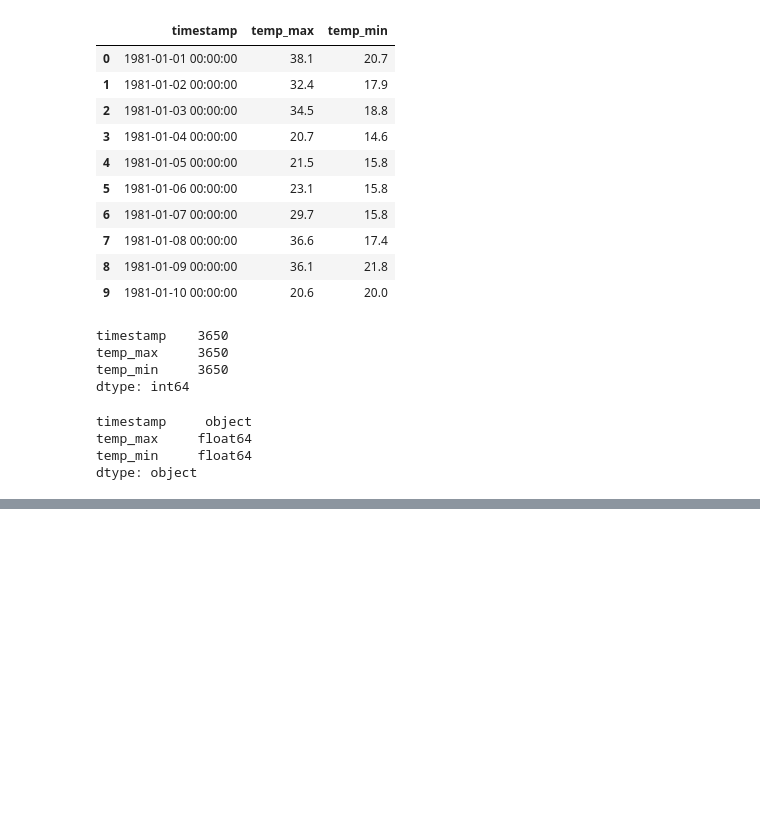
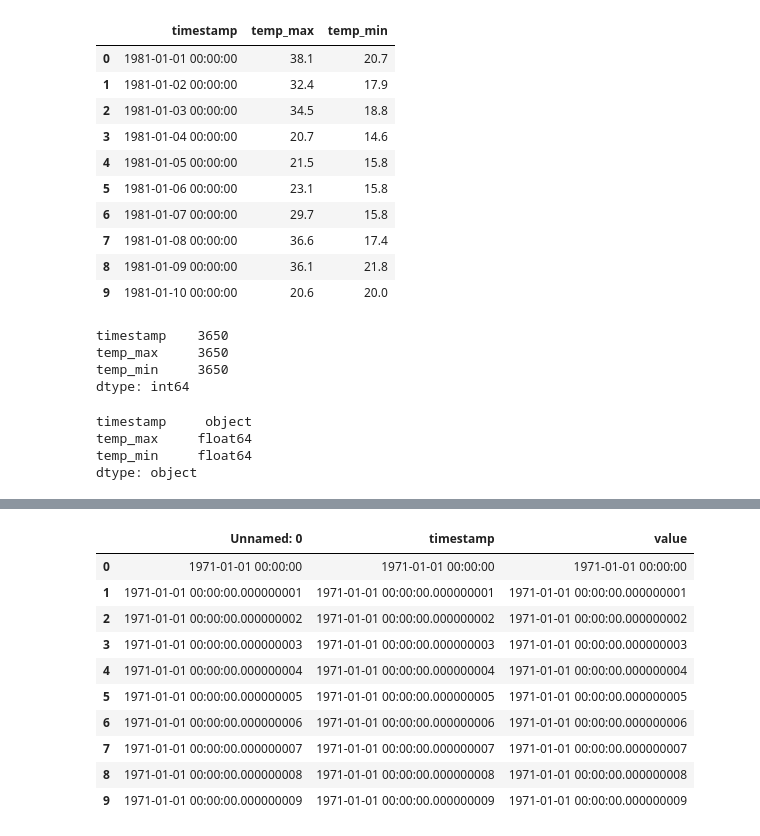
Before and after one commit to amelvatic/sciot, a Jupyter notebook: temp.ipynb, the cells around one changed output, grey strips where cells are left out. Cells and saved outputs as stored; diff of their text form; code cells hidden in the pictures; blank space fills up the shorter version.

```diff
--- a/temp.ipynb
+++ b/temp.ipynb
@@ -472,0 +514,17 @@ fig.show()
+# %%
+for i in range(0,10):
+    df_air.loc[i] = pd.to_datetime(df_air.loc[i]) + pd.offsets.DateOffset(years=1)
+
+df_air.head(10)
+# %% [output]
+|  | Unnamed: 0 | timestamp | value |
+| 0 | 1971-01-01 00:00:00 | 1971-01-01 00:00:00 | 1971-01-01 00:00:00 |
+| 1 | 1971-01-01 00:00:00.000000001 | 1971-01-01 00:00:00.000000001 | 1971-01-01 00:00:00.000000001 |
+| 2 | 1971-01-01 00:00:00.000000002 | 1971-01-01 00:00:00.000000002 | 1971-01-01 00:00:00.000000002 |
+| 3 | 1971-01-01 00:00:00.000000003 | 1971-01-01 00:00:00.000000003 | 1971-01-01 00:00:00.000000003 |
+| 4 | 1971-01-01 00:00:00.000000004 | 1971-01-01 00:00:00.000000004 | 1971-01-01 00:00:00.000000004 |
+| 5 | 1971-01-01 00:00:00.000000005 | 1971-01-01 00:00:00.000000005 | 1971-01-01 00:00:00.000000005 |
+| 6 | 1971-01-01 00:00:00.000000006 | 1971-01-01 00:00:00.000000006 | 1971-01-01 00:00:00.000000006 |
+| 7 | 1971-01-01 00:00:00.000000007 | 1971-01-01 00:00:00.000000007 | 1971-01-01 00:00:00.000000007 |
+| 8 | 1971-01-01 00:00:00.000000008 | 1971-01-01 00:00:00.000000008 | 1971-01-01 00:00:00.000000008 |
+| 9 | 1971-01-01 00:00:00.000000009 | 1971-01-01 00:00:00.000000009 | 1971-01-01 00:00:00.000000009 |
```
Also changed, not shown: parts of 9 cells of this notebook, 1 other file.
